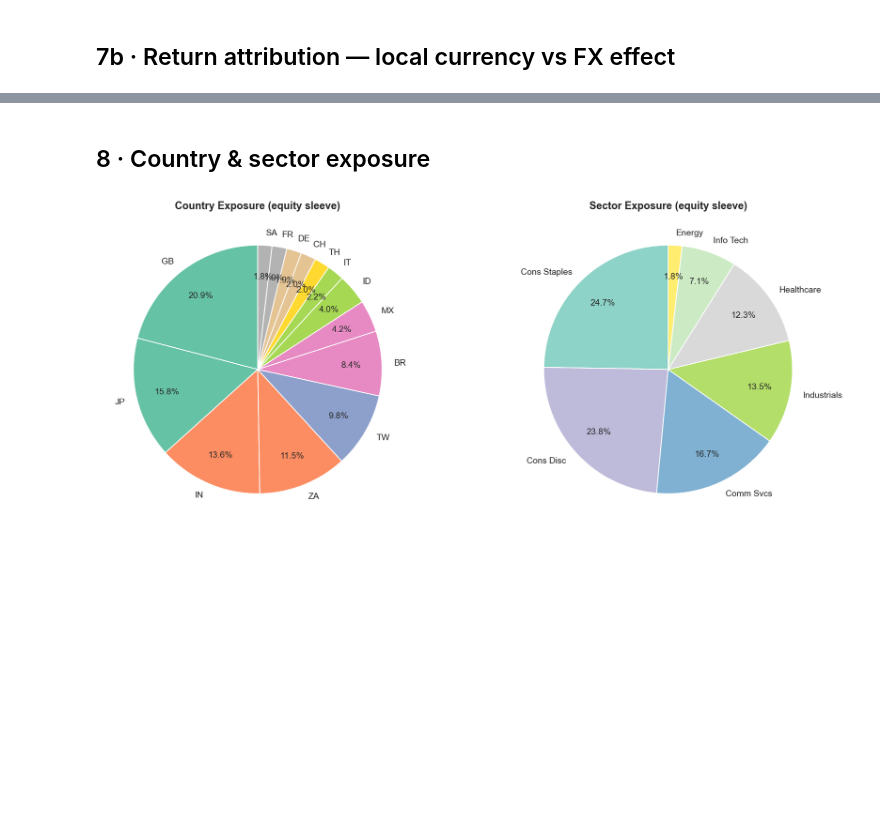
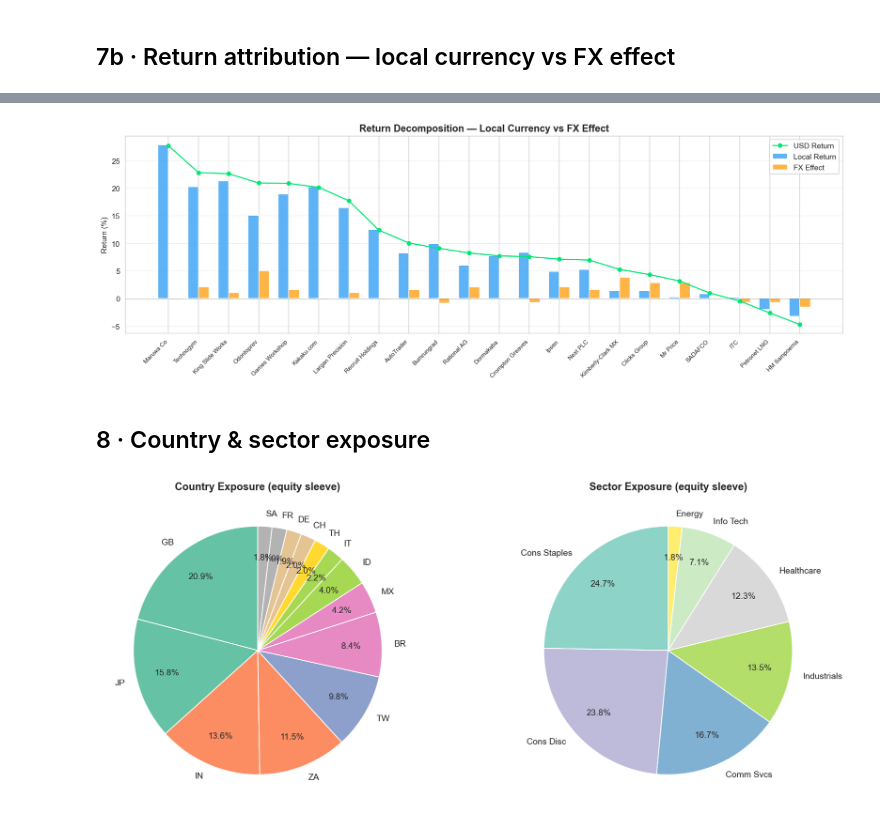
Before and after one commit to CGreen274/SIA_Portfolio_Dashboard, a Jupyter notebook: notebooks/02_portfolio_dashboard.ipynb, the cells around one changed output, grey strips where cells are left out. Cells and saved outputs as stored; diff of their text form; code cells hidden in the pictures; blank space fills up the shorter version.

```diff
--- a/notebooks/02_portfolio_dashboard.ipynb
+++ b/notebooks/02_portfolio_dashboard.ipynb
@@ -362,2 +364,86 @@ Total P&L: $+94,678  |  Winners: 20 / 22  |  Losers: 2 / 22
 # %% [markdown]
 ## 7b · Return attribution — local currency vs FX effect
+# %%
+# ── FX rates: local currency → USD ────────────────────────────
+_FX_MAP = {
+    "GB": "GBPUSD=X", "JP": "JPYUSD=X", "ZA": "ZARUSD=X",
+    "IN": "INRUSD=X", "BR": "BRLUSD=X", "TW": "TWDUSD=X",
+    "ID": "IDRUSD=X", "MX": "MXNUSD=X", "IT": "EURUSD=X",
+    "FR": "EURUSD=X", "DE": "EURUSD=X", "CH": "CHFUSD=X",
+    "TH": "THBUSD=X", "SA": "SARUSD=X",
+}
+fx_tickers = list(set(_FX_MAP.values()))
+fx_prices = yf.download(
+    fx_tickers,
+    start=(pd.Timestamp(INCEPTION) - pd.Timedelta(days=5)).strftime("%Y-%m-%d"),
+    end=(pd.Timestamp(ANALYSIS_END) + pd.Timedelta(days=1)).strftime("%Y-%m-%d"),
+    auto_adjust=True, progress=False,
+)
+if isinstance(fx_prices.columns, pd.MultiIndex):
+    fx_prices = fx_prices["Close"]
+fx_prices = fx_prices.ffill().reindex(prices.index, method="ffill")
+
+# ── Decompose each stock's return ─────────────────────────────
+# USD return ≈ (1 + local return) × (1 + FX return) − 1
+fx_attr = []
+for _, h in HOLDINGS.iterrows():
+    tk = h["ticker"]
+    ctry = h["country"]
+    fx_tk = _FX_MAP.get(ctry)
+    local_ret = (prices[tk].iloc[-1] / prices[tk].iloc[0] - 1) * 100
+
+    if fx_tk and fx_tk in fx_prices.columns:
+        fx_start = fx_prices[fx_tk].iloc[0]
+        fx_end   = fx_prices[fx_tk].iloc[-1]
+        if pd.notna(fx_start) and pd.notna(fx_end) and fx_start > 0:
+            fx_ret  = (fx_end / fx_start - 1) * 100
+            usd_ret = ((1 + local_ret/100) * (1 + fx_ret/100) - 1) * 100
+        else:
+            fx_ret = 0.0
+            usd_ret = local_ret
+    else:
+        fx_ret = 0.0
+        usd_ret = local_ret
+
+    fx_attr.append({
+        "Name": h["name"], "Ticker": tk, "Ctry": ctry,
+        "Local Ret %": round(local_ret, 2),
+        "FX Effect %": round(fx_ret, 2),
+        "USD Ret %": round(usd_ret, 2),
+    })
+
+fx_df = pd.DataFrame(fx_attr).sort_values("USD Ret %", ascending=False)
+
+print(tabulate(fx_df, headers="keys", tablefmt="simple", showindex=False))
+
+# Portfolio-level weighted attribution
+wt = HOLDINGS.set_index("ticker")["eq_weight"]
+fx_df_wt = fx_df.set_index("Ticker")
+wtd_local = (fx_df_wt["Local Ret %"] * wt).sum()
+wtd_fx    = (fx_df_wt["FX Effect %"] * wt).sum()
+wtd_usd   = (fx_df_wt["USD Ret %"]   * wt).sum()
+
+print(f"\n{'─' * 60}")
+print(f"Portfolio weighted local return:  {wtd_local:+.2f}%")
+print(f"Portfolio weighted FX effect:     {wtd_fx:+.2f}%")
+print(f"Portfolio weighted USD return:    {wtd_usd:+.2f}%")
+print(f"{'─' * 60}")
+
+# ── Bar chart ─────────────────────────────────────────────────
+fig, ax = plt.subplots(figsize=(14, 5))
+x = np.arange(len(fx_df))
+w = 0.35
+ax.bar(x - w/2, fx_df["Local Ret %"], w, label="Local Return", color="#42a5f5", alpha=0.85)
+ax.bar(x + w/2, fx_df["FX Effect %"], w, label="FX Effect", color="#ffa726", alpha=0.85)
+ax.plot(x, fx_df["USD Ret %"].values, "o-", color="#00e676", markersize=5, label="USD Return")
+ax.axhline(0, color="grey", linewidth=0.5)
+ax.set_xticks(x)
+ax.set_xticklabels(fx_df["Name"], rotation=45, ha="right", fontsize=8)
+ax.set_ylabel("Return (%)")
+ax.set_title("Return Decomposition — Local Currency vs FX Effect", fontsize=13, fontweight="bold")
+ax.legend()
+ax.grid(True, alpha=0.3, axis="y")
+plt.tight_layout()
+plt.savefig(OUT / "02_fx_attribution.png", dpi=160, bbox_inches="tight")
+plt.show()
+# %% [output]
@@ -364,3 +467,4 @@ Total P&L: $+94,678  |  Winners: 20 / 22  |  Losers: 2 / 22
+[figure, added]
 # %% [markdown]
 ## 8 · Country & sector exposure
 # %%
```
Also changed, not shown: parts of 11 cells of this notebook, 19 other files.
